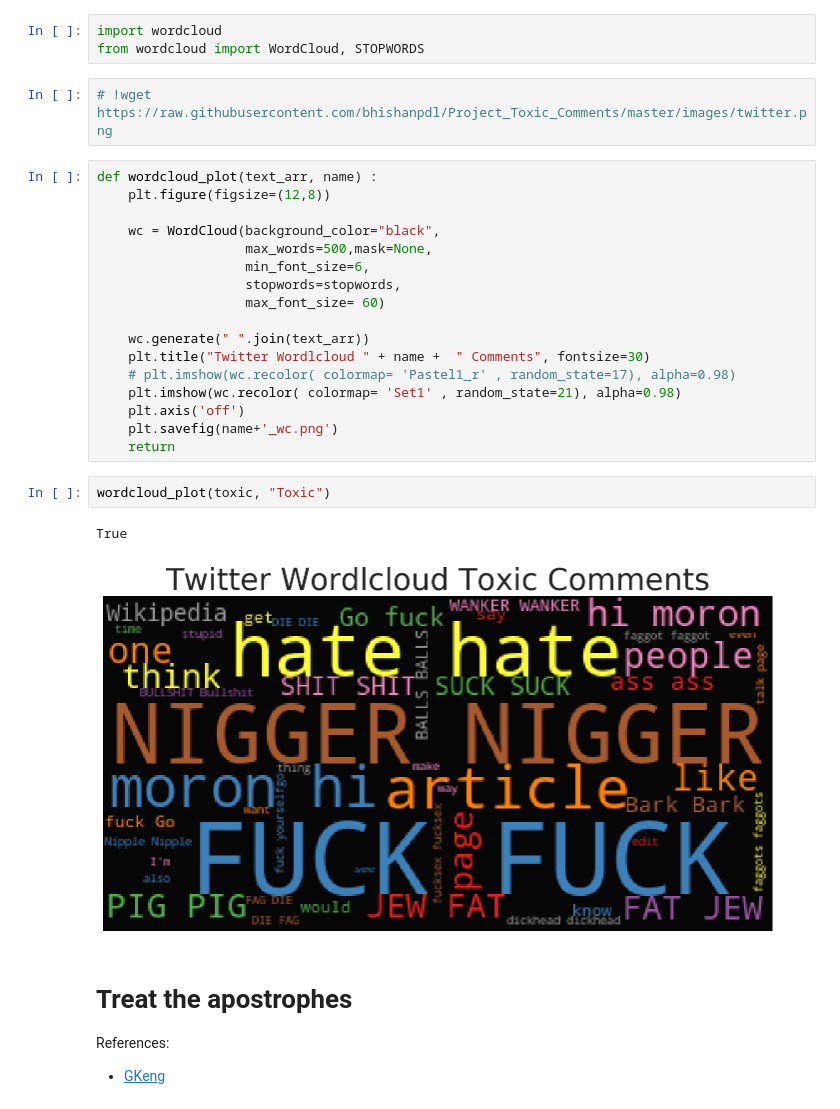
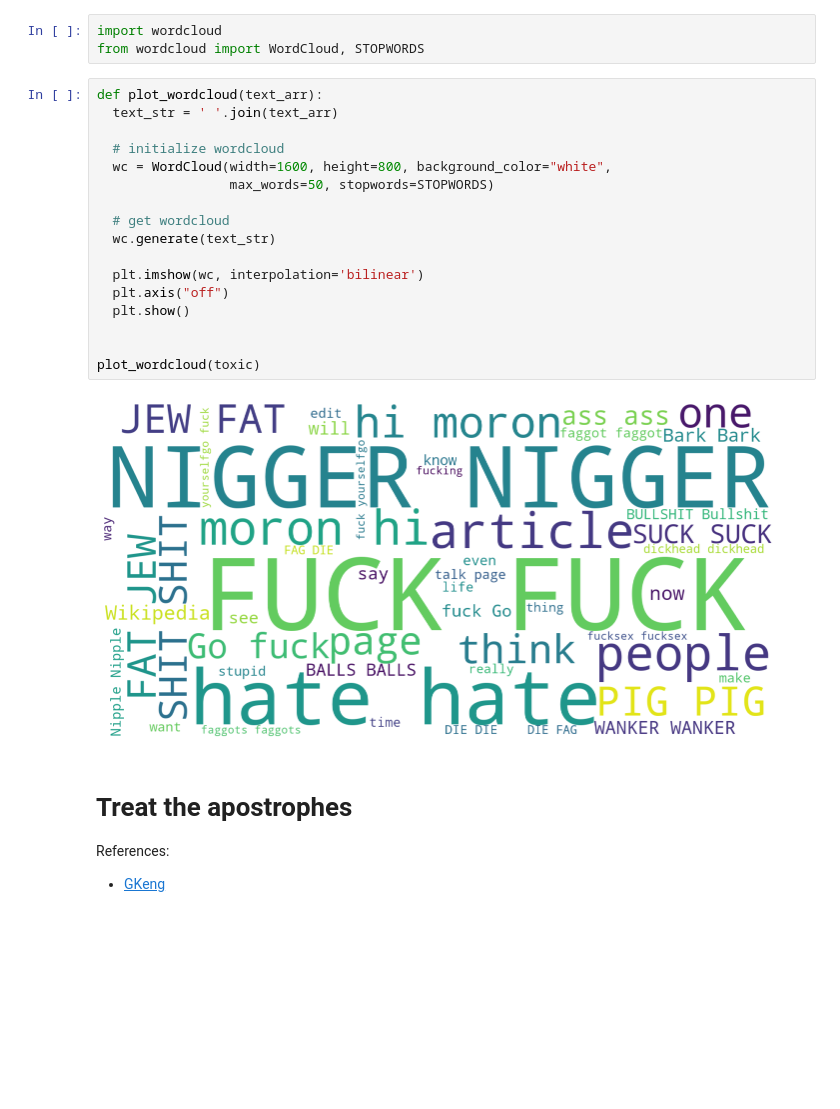
Before and after one commit to bhishanpdl/Project_Toxic_Comments, a Jupyter notebook: notebooks/a02_text_data_eda_and_visualization.ipynb, the cells around one changed output. Saved outputs shown, nothing was run; the diff lists cells and outputs as text; blank space fills up the shorter version.

Commit message:
Updated wordclouds

```diff
--- a/notebooks/a02_text_data_eda_and_visualization.ipynb
+++ b/notebooks/a02_text_data_eda_and_visualization.ipynb
@@ -245,30 +251,25 @@ identity_hate = df[df.identity_hate == 1]['comment_text'].to_numpy()
 # %%
 import wordcloud
 from wordcloud import WordCloud, STOPWORDS
-# %%
-# !wget https://raw.githubusercontent.com/bhishanpdl/Project_Toxic_Comments/master/images/twitter.png
-# %%
-def wordcloud_plot(text_arr, name) :
-    plt.figure(figsize=(12,8))
-
-    wc = WordCloud(background_color="black",
-                   max_words=500,mask=None,
-                   min_font_size=6,
-                   stopwords=stopwords,
-                   max_font_size= 60)
-
-    wc.generate(" ".join(text_arr))
-    plt.title("Twitter Wordlcloud " + name +  " Comments", fontsize=30)
-    # plt.imshow(wc.recolor( colormap= 'Pastel1_r' , random_state=17), alpha=0.98)
-    plt.imshow(wc.recolor( colormap= 'Set1' , random_state=21), alpha=0.98)
-    plt.axis('off')
-    plt.savefig(name+'_wc.png')
-    return
-# %%
-wordcloud_plot(toxic, "Toxic")
-# %% [output]
-True
-[figure, removed]
+# %%
+def plot_wordcloud(text_arr):
+  text_str = ' '.join(text_arr)
+
+  # initialize wordcloud
+  wc = WordCloud(width=1600, height=800, background_color="white",
+                 max_words=50, stopwords=STOPWORDS)
+
+  # get wordcloud
+  wc.generate(text_str)
+
+  plt.imshow(wc, interpolation='bilinear')
+  plt.axis("off")
+  plt.show()
+
+
+plot_wordcloud(toxic)
+# %% [output]
+[figure, added]
 # %% [markdown]
 # Treat the apostrophes
 
```
Also changed, not shown: parts of 7 cells of this notebook.
